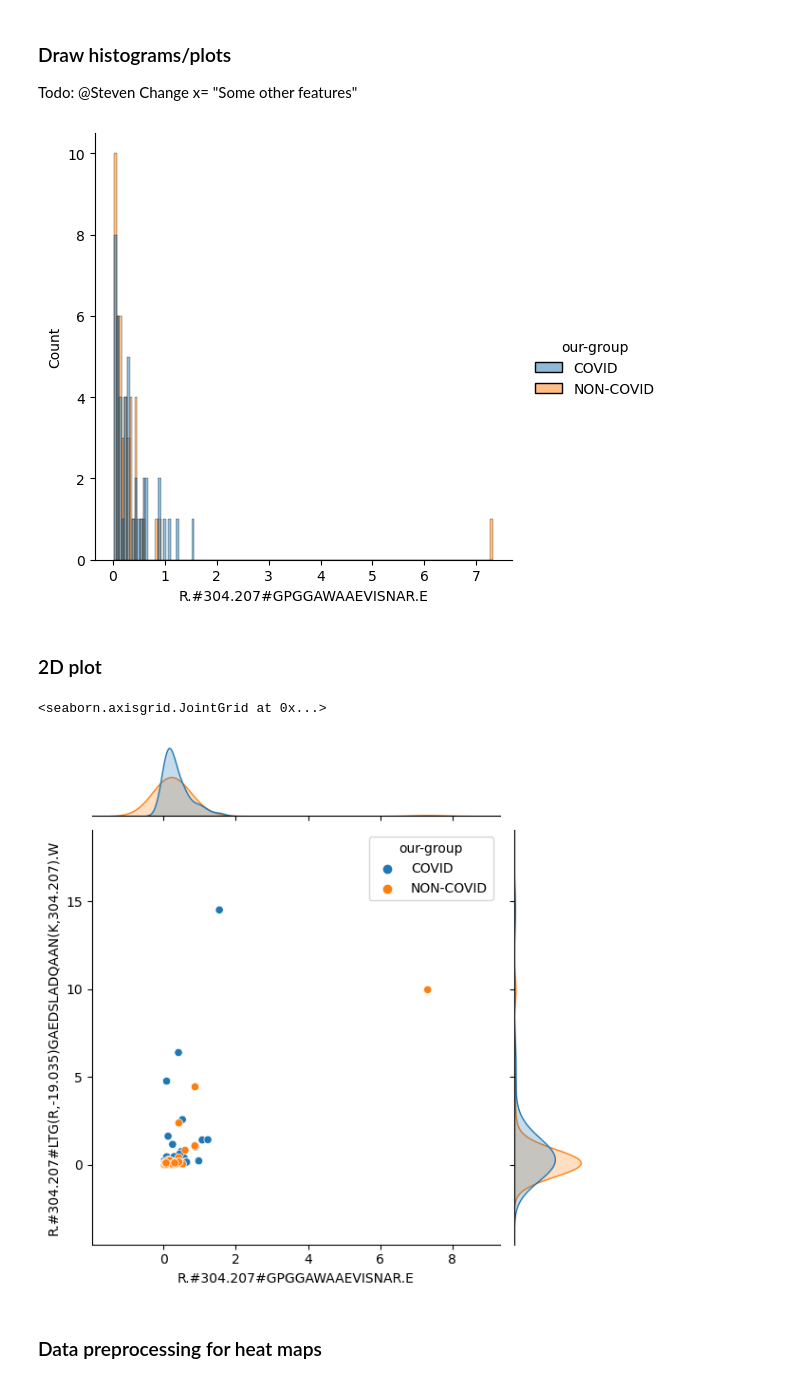
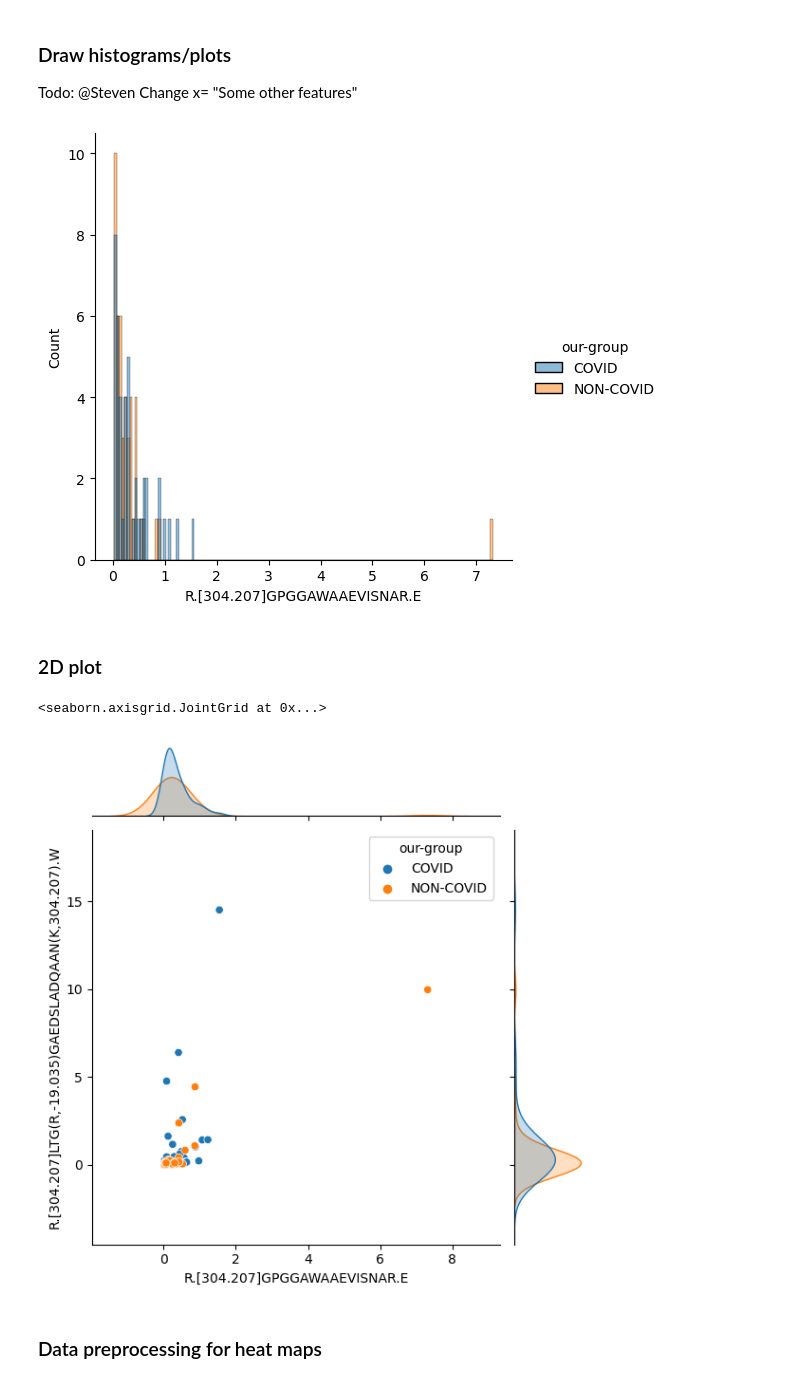
Before and after one commit to MiddleEarthExplorer/COVID19_Classification, a Jupyter notebook: CSE291_Notebook_Brian-Stage 2.ipynb, the cells around one changed output. Drawn from its saved outputs; the diff is of its cells as text; code cells hidden in the pictures.

Commit message:
delete handle_special_character

```diff
--- a/CSE291_Notebook_Brian-Stage 2.ipynb
+++ b/CSE291_Notebook_Brian-Stage 2.ipynb
@@ -106,4 +101,0 @@ Reason: In XGBoost model, feature names must be string, and may not contain [,]
-# %%
-variants_processed.columns= variants_processed.columns.str.replace("[",'#')
-variants_processed.columns= variants_processed.columns.str.replace("]",'#')
-variants_processed.columns= variants_processed.columns.str.replace("<",'#')
@@ -186,9 +175,9 @@ Constructed dataset: (90, 101464)
 Todo: @Steven
 Change x= "Some other features"
 # %%
-his_data = sns.displot(dataset_preprocessed, x=handle_special_character('R.[304.207]GPGGAWAAEVISNAR.E'), hue='our-group', binwidth=0.05)
+his_data = sns.displot(dataset_preprocessed, x='R.[304.207]GPGGAWAAEVISNAR.E', hue='our-group', binwidth=0.05)
 # %% [output]
-[figure, old version]
+[figure, new version]
 # %%
 # his_data.data
 # %% [markdown]
@@ -196,12 +185,12 @@ his_data = sns.displot(dataset_preprocessed, x=handle_special_character('R.[304.
 # %%
 #use the same filtered matrix from above
 
-sns.jointplot(x=dataset_preprocessed[handle_special_character("R.[304.207]GPGGAWAAEVISNAR.E")],
-              y=dataset_preprocessed[handle_special_character("R.[304.207]LTG(R,-19.035)GAEDSLADQAAN(K,304.207).W")],
+sns.jointplot(x=dataset_preprocessed["R.[304.207]GPGGAWAAEVISNAR.E"],
+              y=dataset_preprocessed["R.[304.207]LTG(R,-19.035)GAEDSLADQAAN(K,304.207).W"],
               hue=dataset_preprocessed['our-group'])
 # %% [output]
 <seaborn.axisgrid.JointGrid at 0x...>
-[figure, old version]
+[figure, new version]
 # %% [markdown]
 ### Data preprocessing for heat maps
 # %%
```
Also changed, not shown: parts of 18 cells of this notebook.
